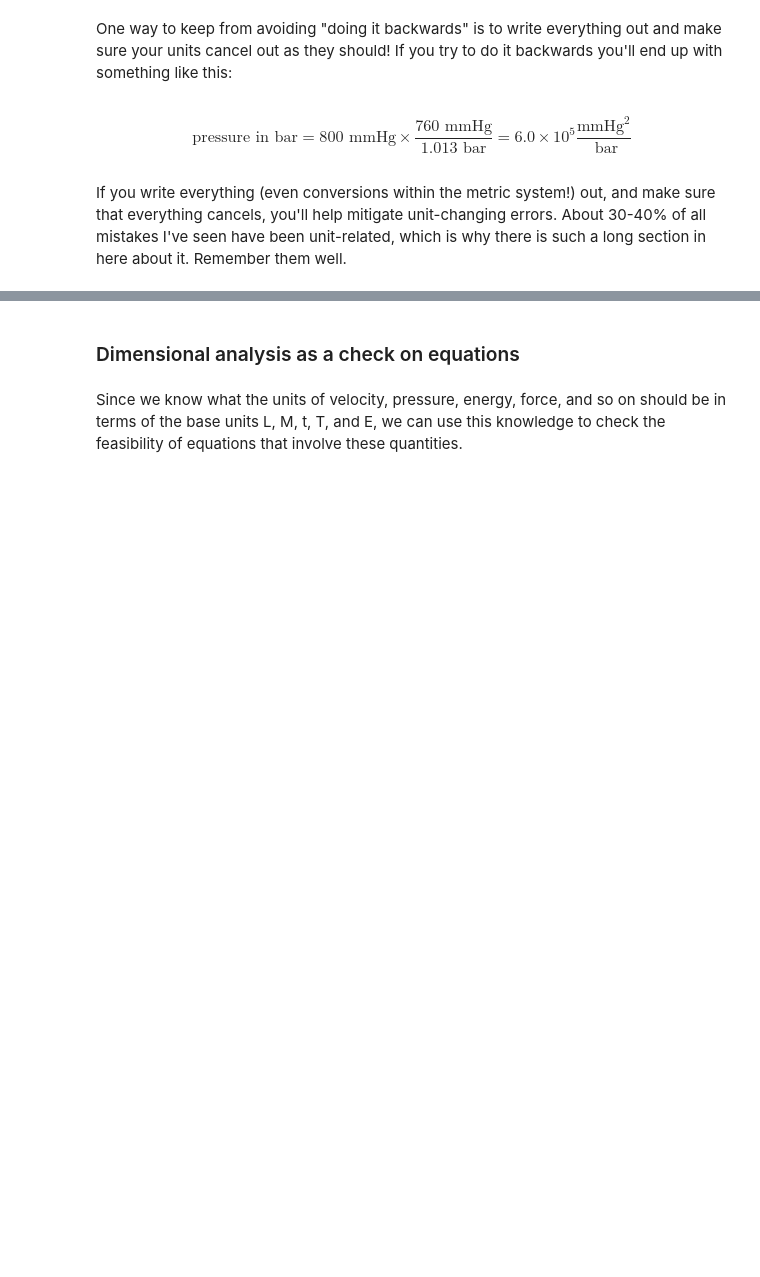
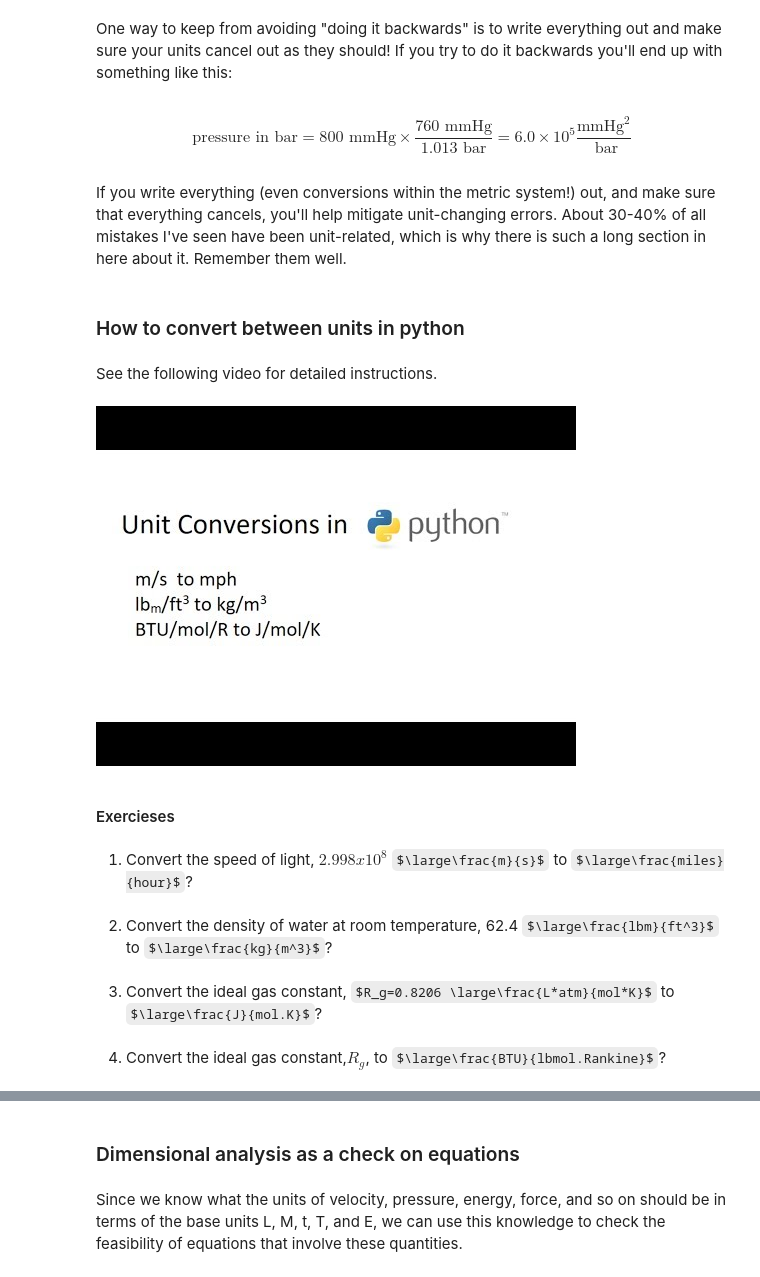
Before and after one commit to AhmadAlsaadi/Introduction-to-chemical-engineering, a Jupyter notebook: Units.ipynb, the cells around one changed output, grey strips where cells are left out. Drawn from its saved outputs; the diff is of its cells as text; code cells hidden in the pictures; some formulas as TeX source; blank space fills up the shorter version.

```diff
--- a/Units.ipynb
+++ b/Units.ipynb
@@ -385,3 +406,24 @@ One way to keep from avoiding "doing it backwards" is to write everything out an
 $$\mbox{pressure in bar}=800\mbox{ mmHg}\times\frac{760\mbox{ mmHg}}{1.013\mbox{ bar}}=6.0\times10^5\frac{\mbox{mmHg}^2}{\mbox{ bar}}$$
 # %% [markdown]
 If you write everything (even conversions within the metric system!) out, and make sure that everything cancels, you'll help mitigate unit-changing errors. About 30-40% of all mistakes I've seen have been unit-related, which is why there is such a long section in here about it. Remember them well.
+# %% [markdown]
+### How to convert between units in python
+# %% [markdown]
+See the following video for detailed instructions.
+# %%
+from datetime import timedelta
+start=int(timedelta(hours=0,minutes=0,seconds=32).total_seconds())
+end=int(timedelta(hours=0,minutes=8,seconds=53).total_seconds())
+YouTubeVideo('6gjYvgIpDo8', width=800, height=400, start=start,end=end)
+# %% [output]
+[figure, added]
+# %% [markdown]
+#### Exercieses
+# %% [markdown]
+1. Convert the speed of light, $2.998x10^8$ $\large\frac{m}{s}$ to $\large\frac{miles}{hour}$?
+# %% [markdown]
+2. Convert the density of water at room temperature, 62.4 $\large\frac{lbm}{ft^3}$ to $\large\frac{kg}{m^3}$?
+# %% [markdown]
+3. Convert the ideal gas constant, $R_g=0.8206 \large\frac{L*atm}{mol*K}$ to $\large\frac{J}{mol.K}$?
+# %% [markdown]
+4. Convert the ideal gas constant,$R_g$, to $\large\frac{BTU}{lbmol.Rankine}$?
```
Also changed, not shown: parts of 16 cells of this notebook.
